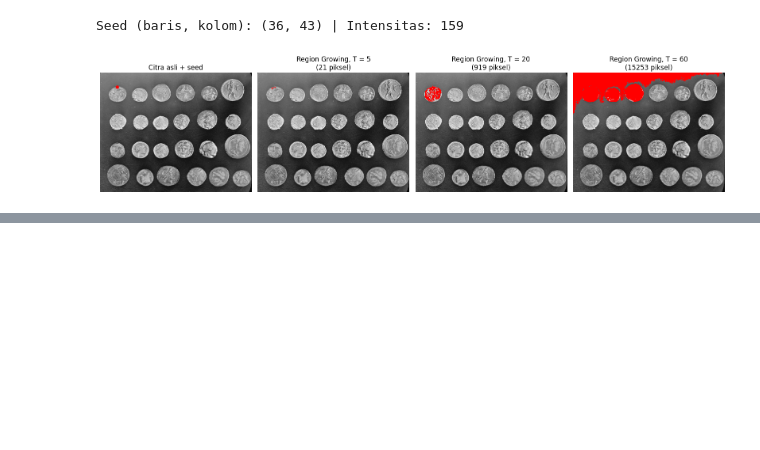
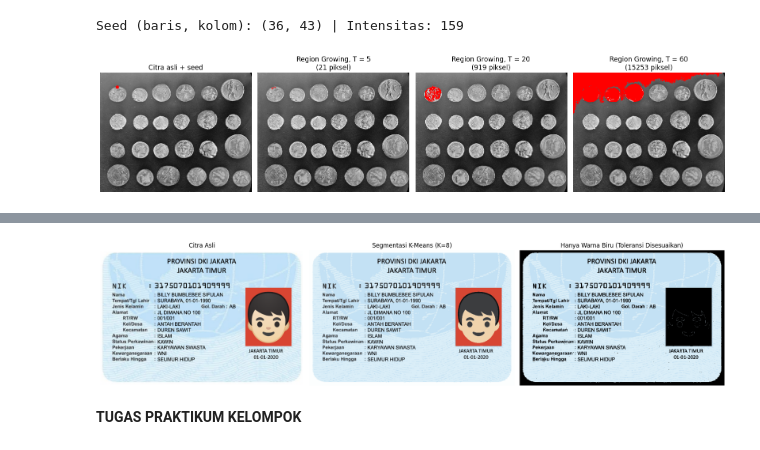
Before and after one commit to febyataalya/PCVK-Ganjil-2026, a Jupyter notebook: Week7.ipynb, the cells around one changed output, grey strips where cells are left out. Cells and saved outputs as stored; diff of their text form; code cells hidden in the pictures; blank space fills up the shorter version.

```diff
--- a/Week7.ipynb
+++ b/Week7.ipynb
@@ -271,0 +275,70 @@ NameError: name 'data' is not defined
+# %%
+import cv2
+import numpy as np
+import matplotlib.pyplot as plt
+from sklearn.cluster import KMeans
+from skimage import color
+
+# 1. Memuat citra dari Google Drive
+filename = '/content/drive/MyDrive/PCVK 2026/Images/ktp_fulan.jpg'
+citra_asli = cv2.imread(filename)
+
+if citra_asli is None:
+    filename = '/content/drive/MyDrive/PCVK/Images/ktp_fulan.jpg'
+    citra_asli = cv2.imread(filename)
+
+citra_asli_rgb = cv2.cvtColor(citra_asli, cv2.COLOR_BGR2RGB)
+
+# 2. Segmentasi K-Means (K=8)
+rows, cols, ch = citra_asli_rgb.shape
+pixels = citra_asli_rgb.reshape(-1, ch)
+
+kmeans = KMeans(n_clusters=8, random_state=42, n_init=10)
+kmeans.fit(pixels)
+segmented_colors = kmeans.cluster_centers_[kmeans.labels_]
+citra_kmeans = segmented_colors.reshape(rows, cols, ch).astype(np.uint8)
+
+# 3. Konversi hasil K-Means ke ruang warna HSV (skala 0-1)
+citra_hsv = color.rgb2hsv(citra_kmeans)
+
+# Gunakan skala 0-1 langsung agar lebih aman dari perbedaan pustaka (skimage vs OpenCV)
+# Rentang Hue biru dalam skimage biasanya berada di sekitar 0.5 hingga 0.65 (ekuivalen 180°-230°)
+# Atau kita gunakan rentang yang sangat longgar untuk memastikan tidak hitam:
+H = citra_hsv[:, :, 0]
+S = citra_hsv[:, :, 1]
+V = citra_hsv[:, :, 2]
+
+# Coba rentang alternatif yang lebih luas untuk mencakup latar KTP Anda:
+# Hue 0.5 sampai 0.7 setara dengan warna Cyan/Biru
+mask = (H >= 0.45) & (H <= 0.75) & (S >= 0.10) & (V >= 0.20)
+
+# Jika mask masih kosong (semua False), gunakan cara otomatis: ambil warna latar dominan
+if np.sum(mask) == 0:
+    print("Mask awal kosong, memperluas rentang warna...")
+    mask = (S >= 0.05) & (V >= 0.3) # Menyaring area yang memiliki warna (tidak terlalu putih/hitam)
+
+# 4. Membuat citra akhir "Hanya Warna Biru"
+hanya_biru = np.zeros_like(citra_kmeans)
+hanya_biru[mask] = citra_kmeans[mask]
+
+# 5. Menampilkan hasil
+fig, axes = plt.subplots(1, 3, figsize=(18, 6))
+
+axes[0].imshow(citra_asli_rgb)
+axes[0].set_title('Citra Asli')
+axes[0].axis('off')
+
+axes[1].imshow(citra_kmeans)
+axes[1].set_title('Segmentasi K-Means (K=8)')
+axes[1].axis('off')
+
+axes[2].imshow(hanya_biru)
+axes[2].set_title('Hanya Warna Biru (Toleransi Disesuaikan)')
+axes[2].axis('off')
+
+plt.tight_layout()
+plt.show()
+# %% [output]
+[figure, added]
+# %% [markdown]
+**TUGAS PRAKTIKUM KELOMPOK**
```
Also changed, not shown: parts of 2 cells of this notebook.
